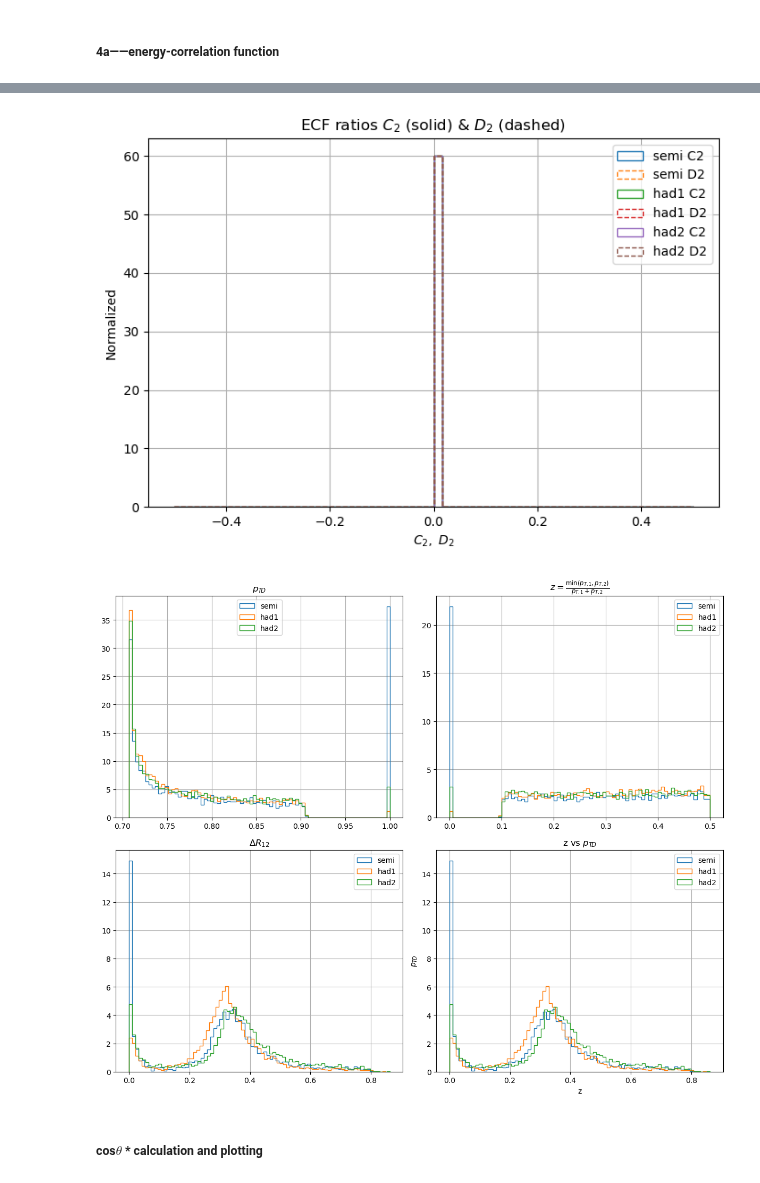
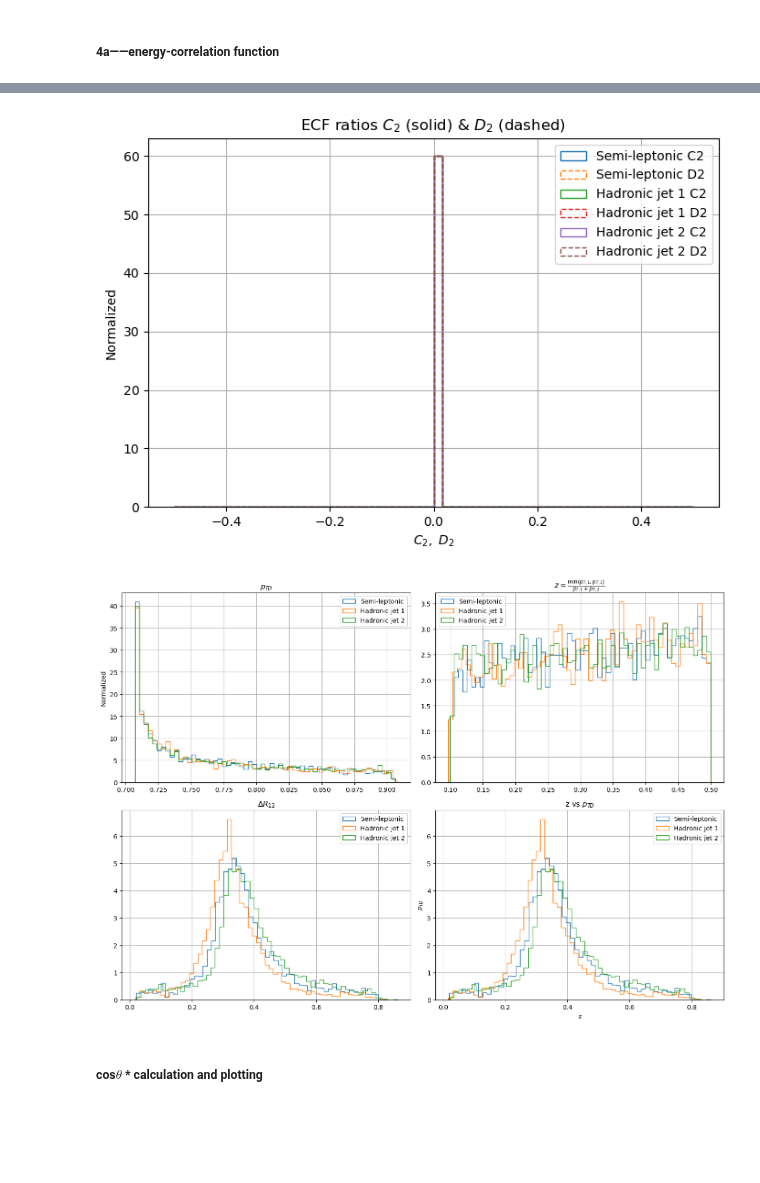
Before and after one commit to aimenobaid/polarization, a Jupyter notebook: bulk_revised.ipynb, the cells around one changed output, grey strips where cells are left out. Cells and saved outputs as stored; diff of their text form; code cells hidden in the pictures; blank space fills up the shorter version.

```diff
--- a/bulk_revised.ipynb
+++ b/bulk_revised.ipynb
@@ -186,7 +193,7 @@ tight_muon_one = muons_tight[one_tight_muon_mask]
 ### *–––– STEP 2: AK8 Cleaning ––––*
 # %%
 # FatJets cuts
-clean_fatJets = events.FatJet[(events.FatJet.pt > 150) & (events.FatJet.eta < 2.4) & (events.FatJet.msoftdrop > 0)]
+clean_fatJets = events.FatJet[(events.FatJet.pt > 150) & (events.FatJet.eta < 2.4) & (events.FatJet.msoftdrop > 10)]
 
 #Jets cuts
 clean_Jets = events.Jet[(events.Jet.pt > 30) & (events.Jet.eta < 4.6)]
@@ -528,6 +536,8 @@ def compute_ecfs(jets, use_constituents=True, beta=1):
     parts.eta[:, 1], parts.phi[:, 1]), 0.0)
     return e2_b1, e2_b2, e3, C2, D2, pTD, z, dr12
 # %%
+USE_CONSTITUENTS = False
+
 # compute for each category
 e2_1_s, e2_2_s, e3_s, C2_s, D2_s, pTD_s, z_s, dr12_s = compute_ecfs(
     semi_leptonic_leading_jet, USE_CONSTITUENTS, beta=1
@@ -545,12 +555,12 @@ def to_np(x):
 
 # ——— 1) ECF e2 (β=1,2) ———
 plt.figure(figsize=(7,5))
-plt.hist(to_np(e2_1_s), bins=60, density=True,   histtype='step', label=r'semi $e_2^{(1)}$')
-plt.hist(to_np(e2_2_s), bins=60, density=True,   histtype='step', label=r'semi $e_2^{(2)}$', linestyle='--')
-plt.hist(to_np(e2_1_h1),bins=60,density=True,   histtype='step', label=r'had1 $e_2^{(1)}$')
-plt.hist(to_np(e2_2_h1),bins=60,density=True,   histtype='step', label=r'had1 $e_2^{(2)}$', linestyle='--')
-plt.hist(to_np(e2_1_h2),bins=60,density=True,   histtype='step', label=r'had2 $e_2^{(1)}$')
-plt.hist(to_np(e2_2_h2),bins=60,density=True,   histtype='step', label=r'had2 $e_2^{(2)}$', linestyle='--')
+plt.hist(to_np(e2_1_s), bins=60, density=True,   histtype='step', label=r'Semi-leptonic $e_2^{(1)}$')
+plt.hist(to_np(e2_2_s), bins=60, density=True,   histtype='step', label=r'Semi-leptonic $e_2^{(2)}$', linestyle='--')
+plt.hist(to_np(e2_1_h1),bins=60,density=True,   histtype='step', label=r'Hadronic jet 1 $e_2^{(1)}$')
+plt.hist(to_np(e2_2_h1),bins=60,density=True,   histtype='step', label=r'Hadronic jet 1 $e_2^{(2)}$', linestyle='--')
+plt.hist(to_np(e2_1_h2),bins=60,density=True,   histtype='step', label=r'Hadronic jet 2 $e_2^{(1)}$')
+plt.hist(to_np(e2_2_h2),bins=60,density=True,   histtype='step', label=r'Hadronic jet 2 $e_2^{(2)}$', linestyle='--')
 plt.xlabel(r"$e_2^{(\beta)}$")
 plt.ylabel("Normalized")
 plt.title("ECF $e_2$ distributions (β=1 solid, β=2 dashed)")
@@ -558,38 +568,38 @@ plt.legend(); plt.grid(); plt.tight_layout(); plt.show()
 
 # ——— 2) C2 & D2 ———
 plt.figure(figsize=(7,5))
-plt.hist(to_np(C2_s), bins=60, density=True, histtype='step', label='semi C2')
-plt.hist(to_np(D2_s), bins=60, density=True, histtype='step', label='semi D2', linestyle='--')
-plt.hist(to_np(C2_h1),bins=60, density=True, histtype='step', label='had1 C2')
-plt.hist(to_np(D2_h1),bins=60, density=True, histtype='step', label='had1 D2', linestyle='--')
-plt.hist(to_np(C2_h2),bins=60, density=True, histtype='step', label='had2 C2')
-plt.hist(to_np(D2_h2),bins=60, density=True, histtype='step', label='had2 D2', linestyle='--')
+plt.hist(to_np(C2_s), bins=60, density=True, histtype='step', label='Semi-leptonic C2')
+plt.hist(to_np(D2_s), bins=60, density=True, histtype='step', label='Semi-leptonic D2', linestyle='--')
+plt.hist(to_np(C2_h1),bins=60, density=True, histtype='step', label='Hadronic jet 1 C2')
+plt.hist(to_np(D2_h1),bins=60, density=True, histtype='step', label='Hadronic jet 1 D2', linestyle='--')
+plt.hist(to_np(C2_h2),bins=60, density=True, histtype='step', label='Hadronic jet 2 C2')
+plt.hist(to_np(D2_h2),bins=60, density=True, histtype='step', label='Hadronic jet 2 D2', linestyle='--')
 plt.xlabel(r"$C_2,\ D_2$")
 plt.ylabel("Normalized")
 plt.title("ECF ratios $C_2$ (solid) & $D_2$ (dashed)")
 plt.legend(); plt.grid(); plt.tight_layout(); plt.show()
 
 # ——— 3) new two‑subjet features ———
-fig, axs = plt.subplots(2,2,figsize=(12,10))
+fig, axs = plt.subplots(2,2,figsize=(14,10))
 
-axs[0,0].hist(to_np(pTD_s), bins=80, density=True, histtype='step', label='semi')
-axs[0,0].hist(to_np(pTD_h1),bins=80, density=True, histtype='step', label='had1')
-axs[0,0].hist(to_np(pTD_h2),bins=80, density=True, histtype='step', label='had2')
-axs[0,0].set(title=r"$p_{T\!D}$", xlabel="", ylabel="")
+axs[0,0].hist(to_np(pTD_s), bins=60, density=True, histtype='step', label='Semi-leptonic')
+axs[0,0].hist(to_np(pTD_h1),bins=60, density=True, histtype='step', label='Hadronic jet 1')
+axs[0,0].hist(to_np(pTD_h2),bins=60, density=True, histtype='step', label='Hadronic jet 2')
+axs[0,0].set(title=r"$p_{T\!D}$", xlabel="", ylabel="Normalized")
 
-axs[0,1].hist(to_np(z_s), bins=80, density=True, histtype='step', label='semi')
-axs[0,1].hist(to_np(z_h1),bins=80, density=True, histtype='step', label='had1')
-axs[0,1].hist(to_np(z_h2),bins=80, density=True, histtype='step', label='had2')
+axs[0,1].hist(to_np(z_s), bins=60, density=True, histtype='step', label='Semi-leptonic')
+axs[0,1].hist(to_np(z_h1),bins=60, density=True, histtype='step', label='Hadronic jet 1')
+axs[0,1].hist(to_np(z_h2),bins=60, density=True, histtype='step', label='Hadronic jet 2')
 axs[0,1].set(title=r"$z=\frac{\min(p_{T,1},p_{T,2})}{p_{T,1}+p_{T,2}}$", xlabel="", ylabel="")
 
-axs[1,0].hist(to_np(dr12_s), bins=80, density=True, histtype='step', label='semi')
-axs[1,0].hist(to_np(dr12_h1),bins=80, density=True, histtype='step', label='had1')
-axs[1,0].hist(to_np(dr12_h2),bins=80, density=True, histtype='step', label='had2')
+axs[1,0].hist(to_np(dr12_s), bins=60, density=True, histtype='step', label='Semi-leptonic')
+axs[1,0].hist(to_np(dr12_h1),bins=60, density=True, histtype='step', label='Hadronic jet 1')
+axs[1,0].hist(to_np(dr12_h2),bins=60, density=True, histtype='step', label='Hadronic jet 2')
 axs[1,0].set(title=r"$\Delta R_{12}$", xlabel="", ylabel="")
 
-axs[1,1].hist(to_np(dr12_s), bins=80, density=True, histtype='step', label='semi')
-axs[1,1].hist(to_np(dr12_h1),bins=80, density=True, histtype='step', label='had1')
-axs[1,1].hist(to_np(dr12_h2),bins=80, density=True, histtype='step', label='had2')
+axs[1,1].hist(to_np(dr12_s), bins=60, density=True, histtype='step', label='Semi-leptonic')
+axs[1,1].hist(to_np(dr12_h1),bins=60, density=True, histtype='step', label='Hadronic jet 1')
+axs[1,1].hist(to_np(dr12_h2),bins=60, density=True, histtype='step', label='Hadronic jet 2')
 axs[1,1].set(title="z vs $p_{T\!D}$", xlabel="z", ylabel=r"$p_{T\!D}$")
 
 for ax in axs.flatten():
@@ -600,5 +610,5 @@ plt.tight_layout(); plt.show()
-[figure, old version]
+[figure, new version]
-[figure, old version]
+[figure, new version]
 # %% [markdown]
 ##### cos$\theta$ * calculation and plotting
 # %%
```
Also changed, not shown: parts of 10 cells of this notebook, 3 other files.
